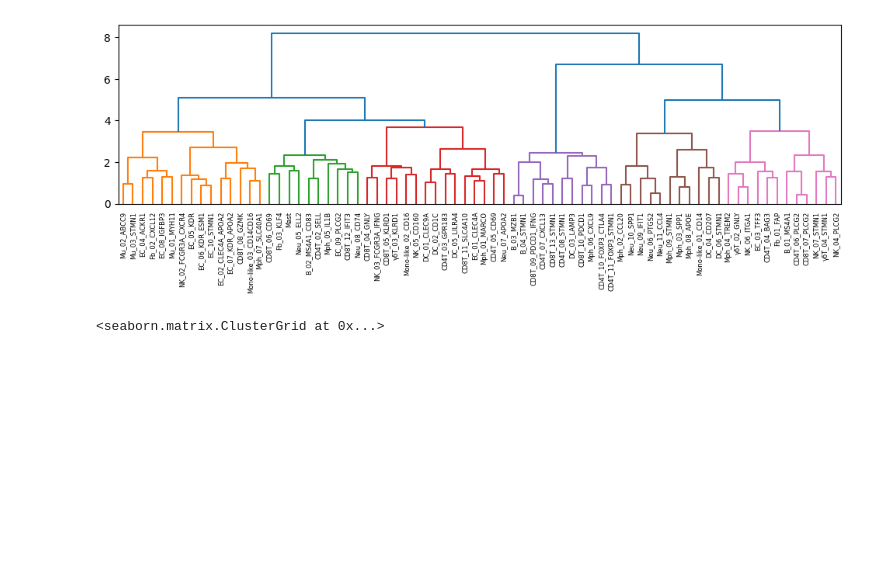
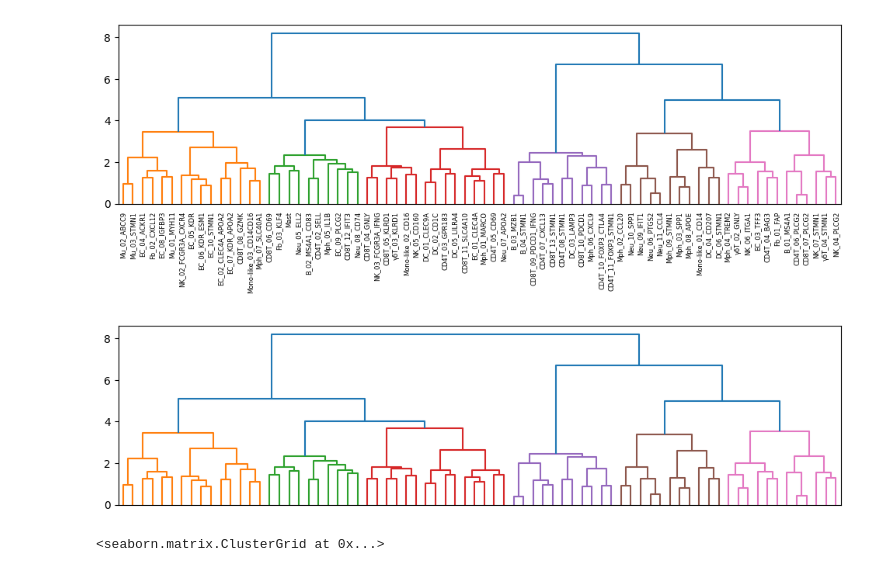
Before and after one commit to WeipengMO/sctk-tutorials, a Jupyter notebook: tools/ClusterMap.ipynb, the cells around one changed output. Drawn from its saved outputs; the diff is of its cells as text; code cells hidden in the pictures; blank space fills up the shorter version.

Commit message:
cluster col and row separately

```diff
--- a/tools/ClusterMap.ipynb
+++ b/tools/ClusterMap.ipynb
@@ -43,5 +45,11 @@ clustermap.get_clusters(threshold=.45)
 # %% [output]
 [figure]
+# %%
+clustermap.get_clusters(
+    cluster = 'row', threshold=.45,
+    dendrogram_kws = {'no_labels': True})
+# %% [output]
+[figure, added]
 # %%
 clustermap.plot(
     vmax=.5, vmin=-.5,
```
Also changed, not shown: parts of 8 cells of this notebook.
